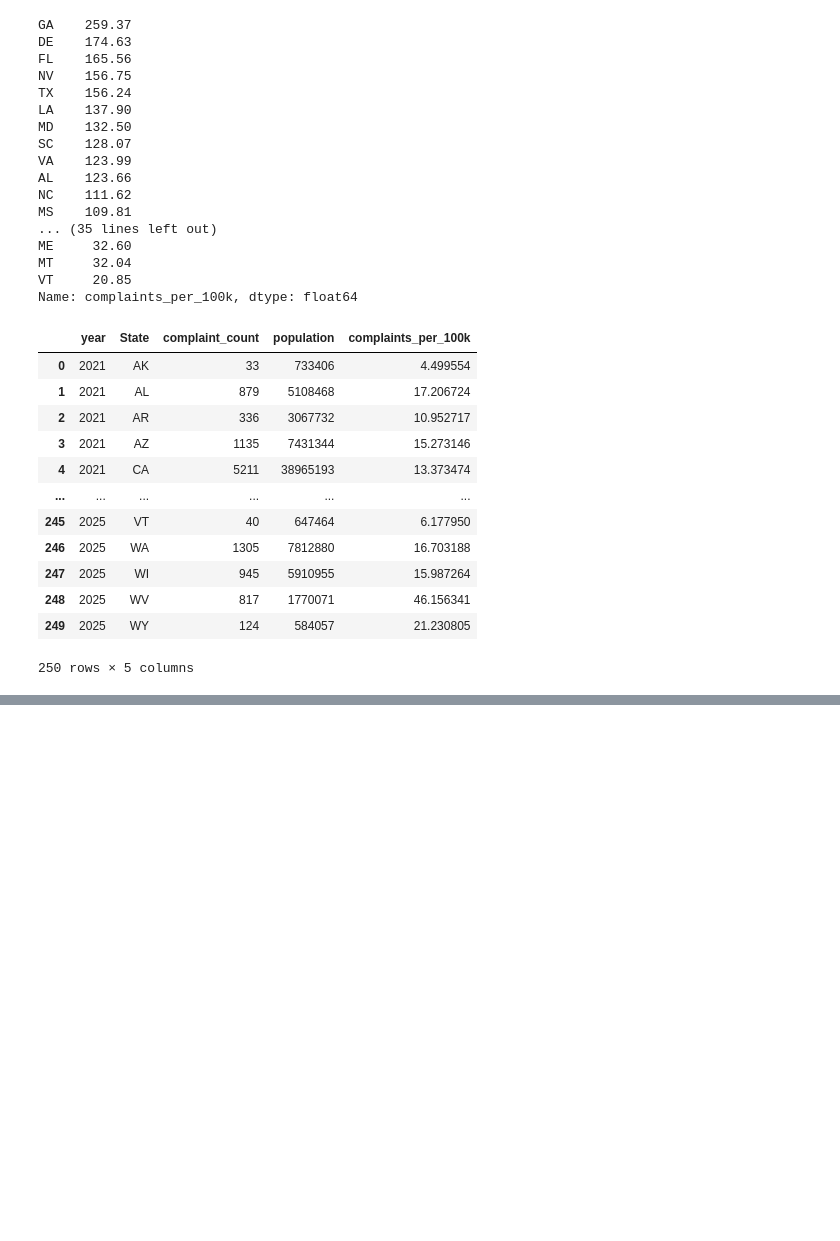
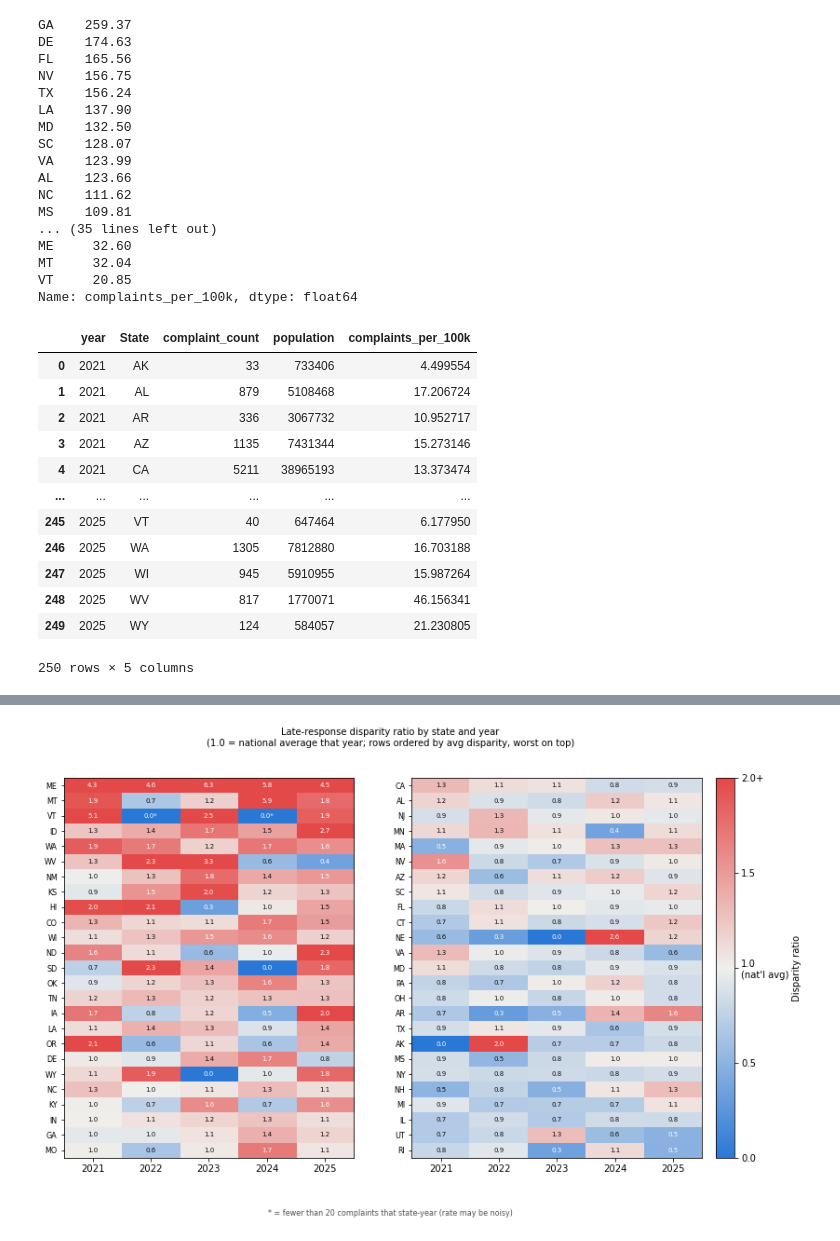
Before and after one commit to DevAmin0610/CDC-Hackathon, a Jupyter notebook: My Notebook/roshan_test.ipynb, the cells around one changed output, grey strips where cells are left out. Saved outputs shown, nothing was run; the diff lists cells and outputs as text; code cells hidden in the pictures; blank space fills up the shorter version.

```diff
--- a/My Notebook/roshan_test.ipynb
+++ b/My Notebook/roshan_test.ipynb
@@ -360,0 +380,12 @@ late_rate_by_state_year.sort_values(['year', 'disparity_ratio'], ascending=[True
+# %%
+# --- Trend view: state x year, colored by disparity_ratio ---
+# Rows ordered by each state's average disparity (worst offenders on top).
+# As you go left-to-right across a row you'll see if that state's standing is climbing, falling, or consistent.
+disparity_pivot = late_rate_by_state_year.pivot(index='State', columns='year', values='disparity_ratio')
+low_sample_pivot = late_rate_by_state_year.pivot(index='State', columns='year', values='low_sample')
+
+state_order = disparity_pivot.mean(axis=1).sort_values(ascending=False).index
+disparity_pivot = disparity_pivot.reindex(index=state_order, columns=YEARS)
+low_sample_pivot = low_sample_pivot.reindex(index=state_order, columns=YEARS)
+
+disparity_pivot.round(2)
@@ -360,0 +411,50 @@ late_rate_by_state_year.sort_values(['year', 'disparity_ratio'], ascending=[True
+# %%
+from matplotlib.colors import TwoSlopeNorm
+
+DIVERGING = LinearSegmentedColormap.from_list('blue_red_diverging', ['#2a78d6', '#f0efec', '#e34948'])
+norm = TwoSlopeNorm(vmin=0.0, vcenter=1.0, vmax=2.0)
+
+n_states = len(disparity_pivot.index)
+split = (n_states + 1) // 2  # top half gets the extra row if odd
+
+halves = [
+    (disparity_pivot.iloc[:split], low_sample_pivot.iloc[:split]),
+    (disparity_pivot.iloc[split:], low_sample_pivot.iloc[split:]),
+]
+
+fig, axes = plt.subplots(1, 2, figsize=(13, 7.5))
+
+for ax, (pivot_half, low_sample_half) in zip(axes, halves):
+    im = ax.imshow(pivot_half.values, cmap=DIVERGING, norm=norm, aspect='auto')
+
+    ax.set_xticks(range(len(YEARS)))
+    ax.set_xticklabels(YEARS)
+    ax.set_yticks(range(len(pivot_half.index)))
+    ax.set_yticklabels(pivot_half.index, fontsize=8)
+
+    for i in range(pivot_half.shape[0]):
+        for j in range(pivot_half.shape[1]):
+            val = pivot_half.values[i, j]
+            if np.isnan(val):
+                continue
+            label = f'{val:.1f}' + ('*' if low_sample_half.values[i, j] else '')
+            text_color = 'white' if abs(val - 1.0) > 0.5 else '#0b0b0b'
+            ax.text(j, i, label, ha='center', va='center', fontsize=7, color=text_color)
+
+fig.suptitle(
+    'Late-response disparity ratio by state and year\n'
+    '(1.0 = national average that year; rows ordered by avg disparity, worst on top)',
+    fontsize=10,
+)
+
+cbar = fig.colorbar(im, ax=axes, fraction=0.035, pad=0.02)
+cbar.set_ticks([0.0, 0.5, 1.0, 1.5, 2.0])
+cbar.set_ticklabels(['0.0', '0.5', '1.0\n(nat\'l avg)', '1.5', '2.0+'])
+cbar.set_label('Disparity ratio')
+
+fig.text(0.5, 0.01, '* = fewer than 20 complaints that state-year (rate may be noisy)',
+          ha='center', fontsize=8, color='#52514e')
+
+plt.show()
+# %% [output]
+[figure, added]
```
Also changed, not shown: parts of 4 cells of this notebook, 1 other file.
